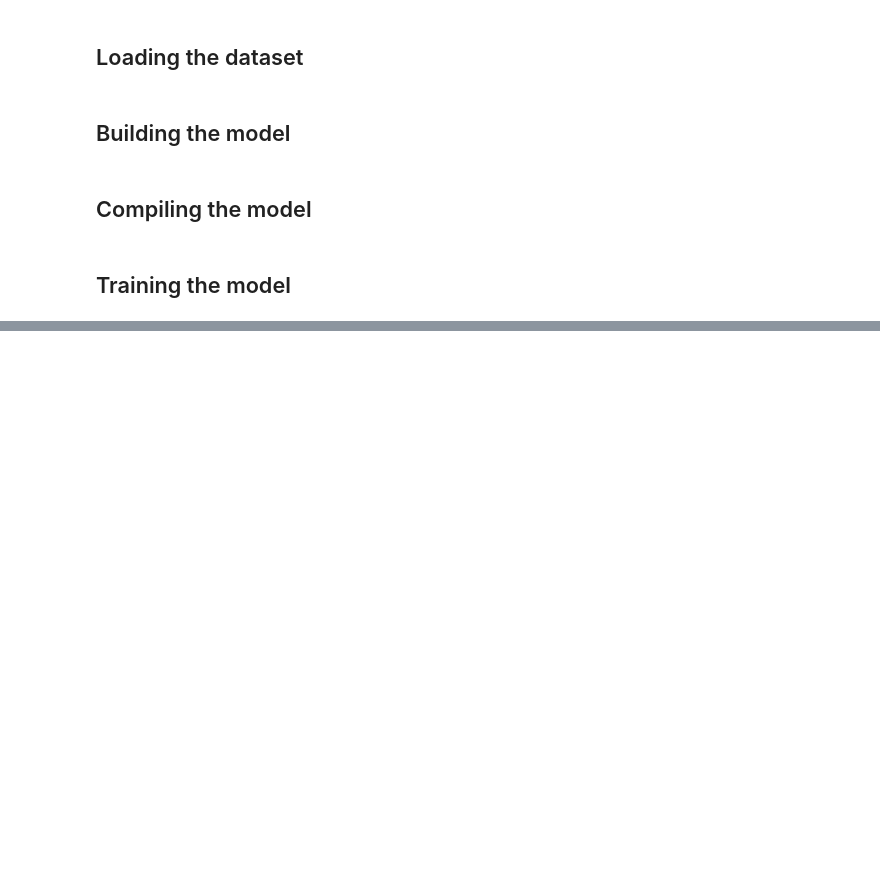
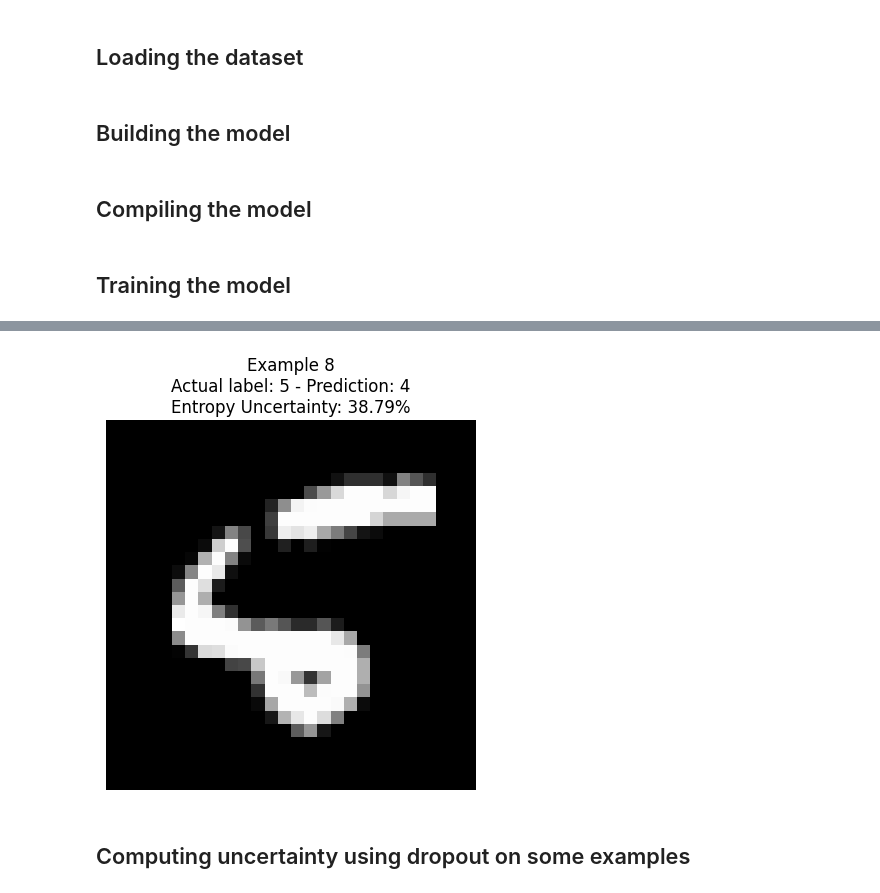
Before and after one commit to nicopellegrinelli/roby, a Jupyter notebook: code/InitialInvestigation.ipynb, the cells around one changed output, grey strips where cells are left out. Cells and saved outputs as stored; diff of their text form; code cells hidden in the pictures; blank space fills up the shorter version.

```diff
--- a/code/InitialInvestigation.ipynb
+++ b/code/InitialInvestigation.ipynb
@@ -53 +85,18 @@ model.fit(x_train, y_train, epochs=1, batch_size=100, validation_split=0.2)
+# %%
+# Compute the normalized entropy as uncerainty measure given a list of probabilities
+def compute_entropy(prediction):
+    entropy = 0
+    for prob in prediction:
+        if prob > 0:
+            entropy += -prob*log(prob)
+    entropy = entropy / log(len(prediction)) # Normalize entropy to get uncertainty
+    return entropy
+# %%
+# Predict and compute the entropy (i.e., the uncertainty) for the given input
+def predict_with_entropy(x):
+    x = np.expand_dims(x, axis=0)  # adds batch dimension in position 0
+    prediction = model.predict(x)[0] # x has to have batch dimension
+    output = np.argmax(prediction)
+    uncertainty = compute_entropy(prediction)
+    return output, uncertainty
 # %%
@@ -67,0 +125,13 @@ NameError: name 'acc_was' is not defined
+# %%
+# Compute entropy for image 8 in the dataset, that shows to be complex to be predicted
+output, uncertainty = predict_with_entropy(x_test[8])
+actual = np.argmax(y_test[8])
+# Plot the image
+plt.imshow(x_test[8].reshape(28, 28), cmap='gray')
+plt.title(f"Example 8\nActual label: {actual} - Prediction: {output}\nEntropy Uncertainty: {uncertainty*100:.2f}%")
+plt.axis('off')
+plt.show()
+# %% [output]
+[figure, added]
+# %% [markdown]
+## Computing uncertainty using dropout on some examples
```
Also changed, not shown: parts of 13 cells of this notebook.
